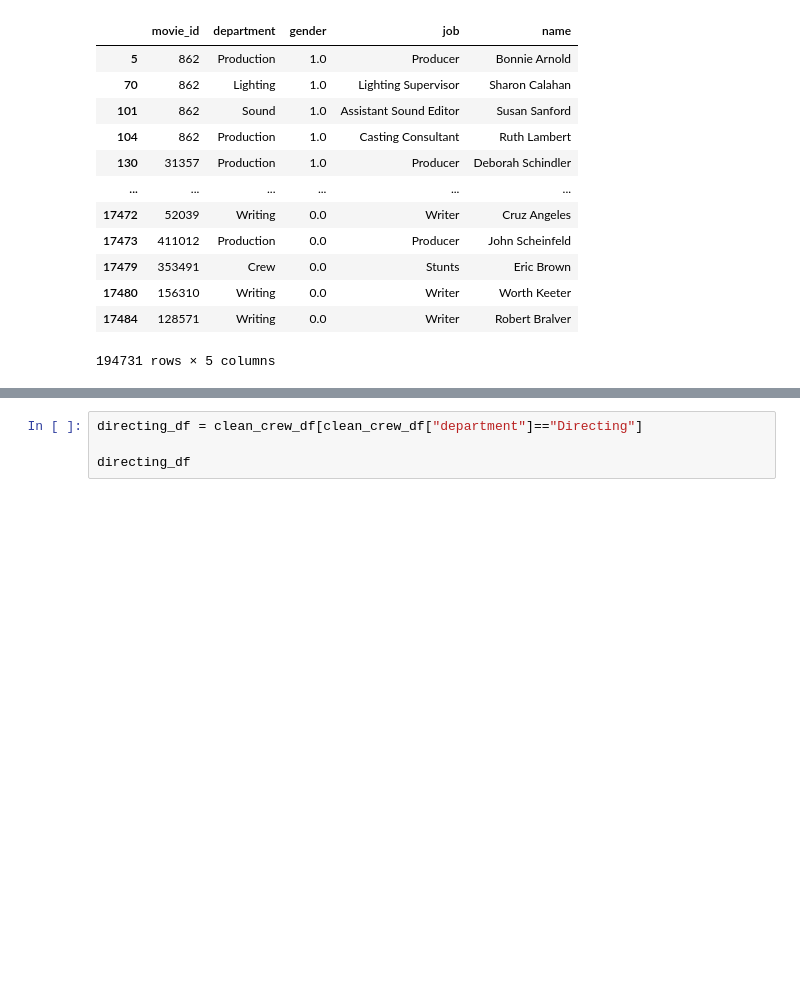
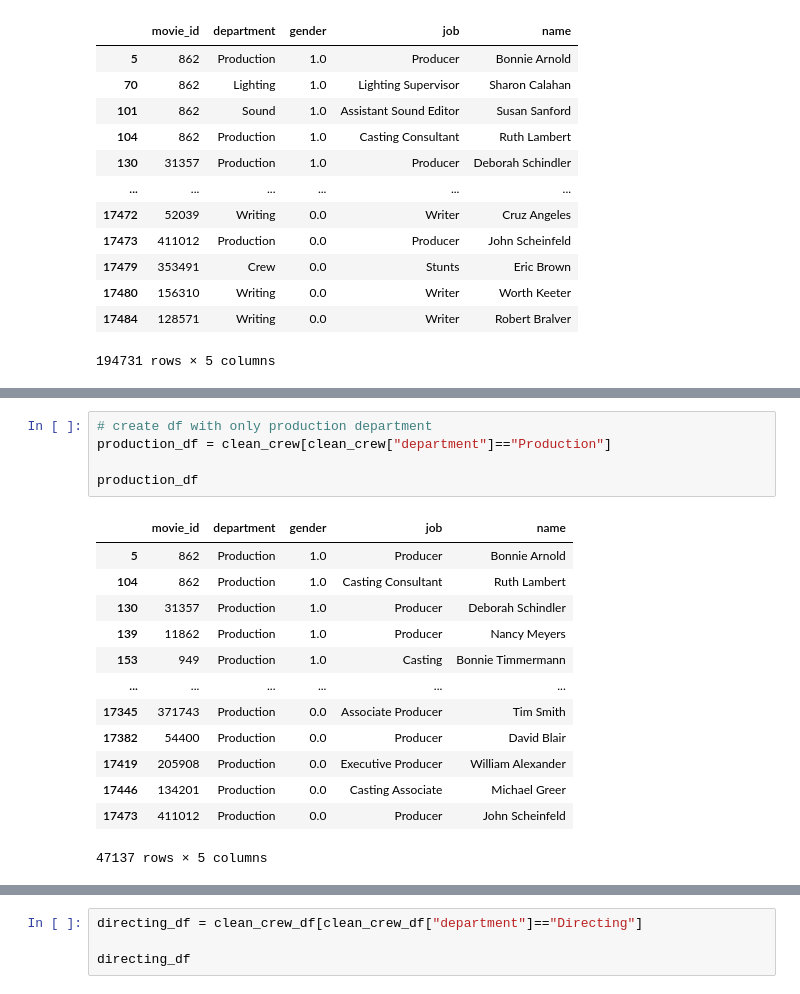
Before and after one commit to caseygomez/Female-Representation-In-The-Film-Industry, a Jupyter notebook: crew_ETL.ipynb, the cells around one changed output, grey strips where cells are left out. Drawn from its saved outputs; the diff is of its cells as text; blank space fills up the shorter version.

```diff
--- a/crew_ETL.ipynb
+++ b/crew_ETL.ipynb
@@ -389,0 +421,19 @@ clean_crew
+# %%
+# create df with only production department
+production_df = clean_crew[clean_crew["department"]=="Production"]
+
+production_df
+# %% [output]
+|  | movie_id | department | gender | job | name |
+| 5 | 862 | Production | 1.0 | Producer | Bonnie Arnold |
+| 104 | 862 | Production | 1.0 | Casting Consultant | Ruth Lambert |
+| 130 | 31357 | Production | 1.0 | Producer | Deborah Schindler |
+| 139 | 11862 | Production | 1.0 | Producer | Nancy Meyers |
+| 153 | 949 | Production | 1.0 | Casting | Bonnie Timmermann |
+| ... | ... | ... | ... | ... | ... |
+| 17345 | 371743 | Production | 0.0 | Associate Producer | Tim Smith |
+| 17382 | 54400 | Production | 0.0 | Producer | David Blair |
+| 17419 | 205908 | Production | 0.0 | Executive Producer | William Alexander |
+| 17446 | 134201 | Production | 0.0 | Casting Associate | Michael Greer |
+| 17473 | 411012 | Production | 0.0 | Producer | John Scheinfeld |
+47137 rows × 5 columns
```
Also changed, not shown: parts of 11 cells of this notebook.
